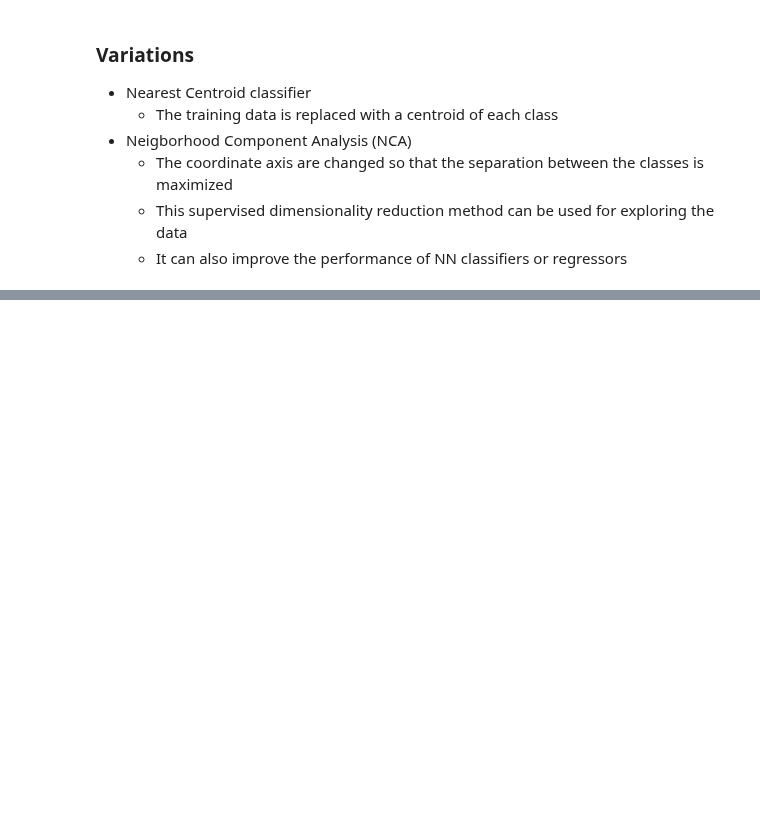
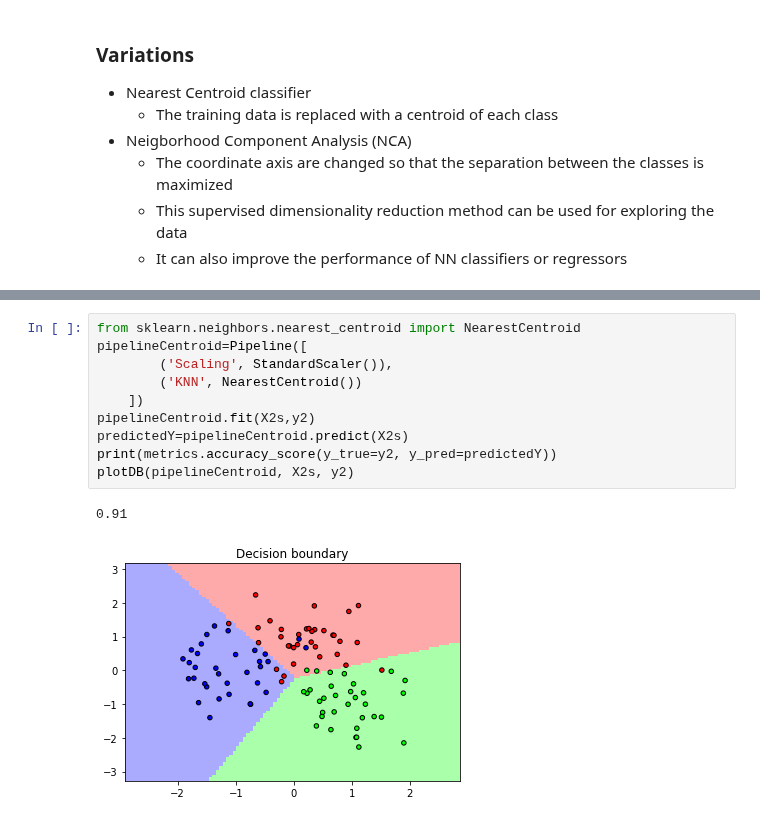
Before and after one commit to pevalisuo/AML, a Jupyter notebook: ICAT3190_Module5_SupervisedMachineLearning.ipynb, the cells around one changed output, grey strips where cells are left out. Drawn from its saved outputs; the diff is of its cells as text; blank space fills up the shorter version.

```diff
--- a/ICAT3190_Module5_SupervisedMachineLearning.ipynb
+++ b/ICAT3190_Module5_SupervisedMachineLearning.ipynb
@@ -217,0 +227,13 @@ plotDB(h=0.2)
+# %%
+from sklearn.neighbors.nearest_centroid import NearestCentroid
+pipelineCentroid=Pipeline([
+        ('Scaling', StandardScaler()),
+        ('KNN', NearestCentroid())
+    ])
+pipelineCentroid.fit(X2s,y2)
+predictedY=pipelineCentroid.predict(X2s)
+print(metrics.accuracy_score(y_true=y2, y_pred=predictedY))
+plotDB(pipelineCentroid, X2s, y2)
+# %% [output]
+0.91
+[figure, added]
```
Also changed, not shown: parts of 28 cells of this notebook, 3 other files.
